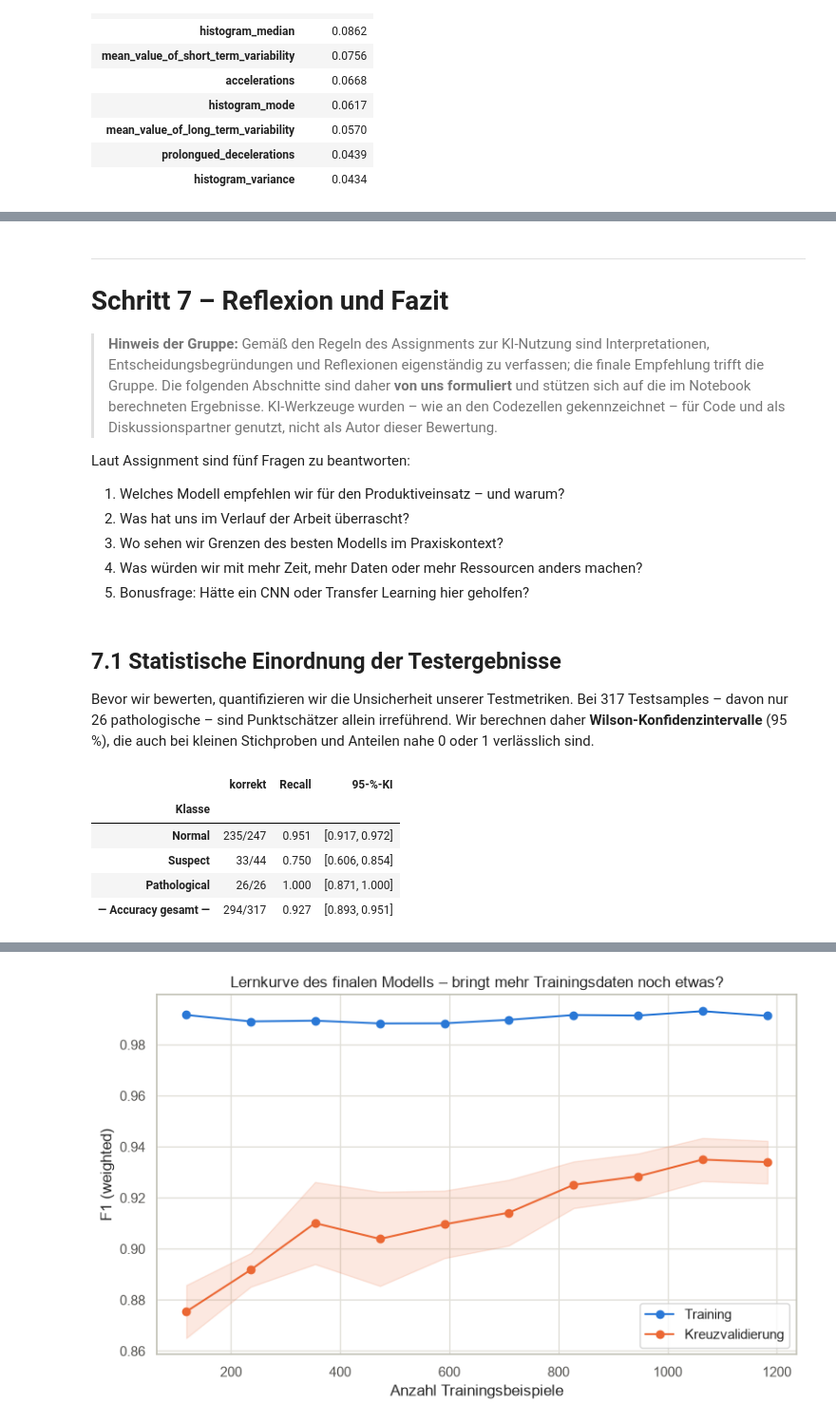
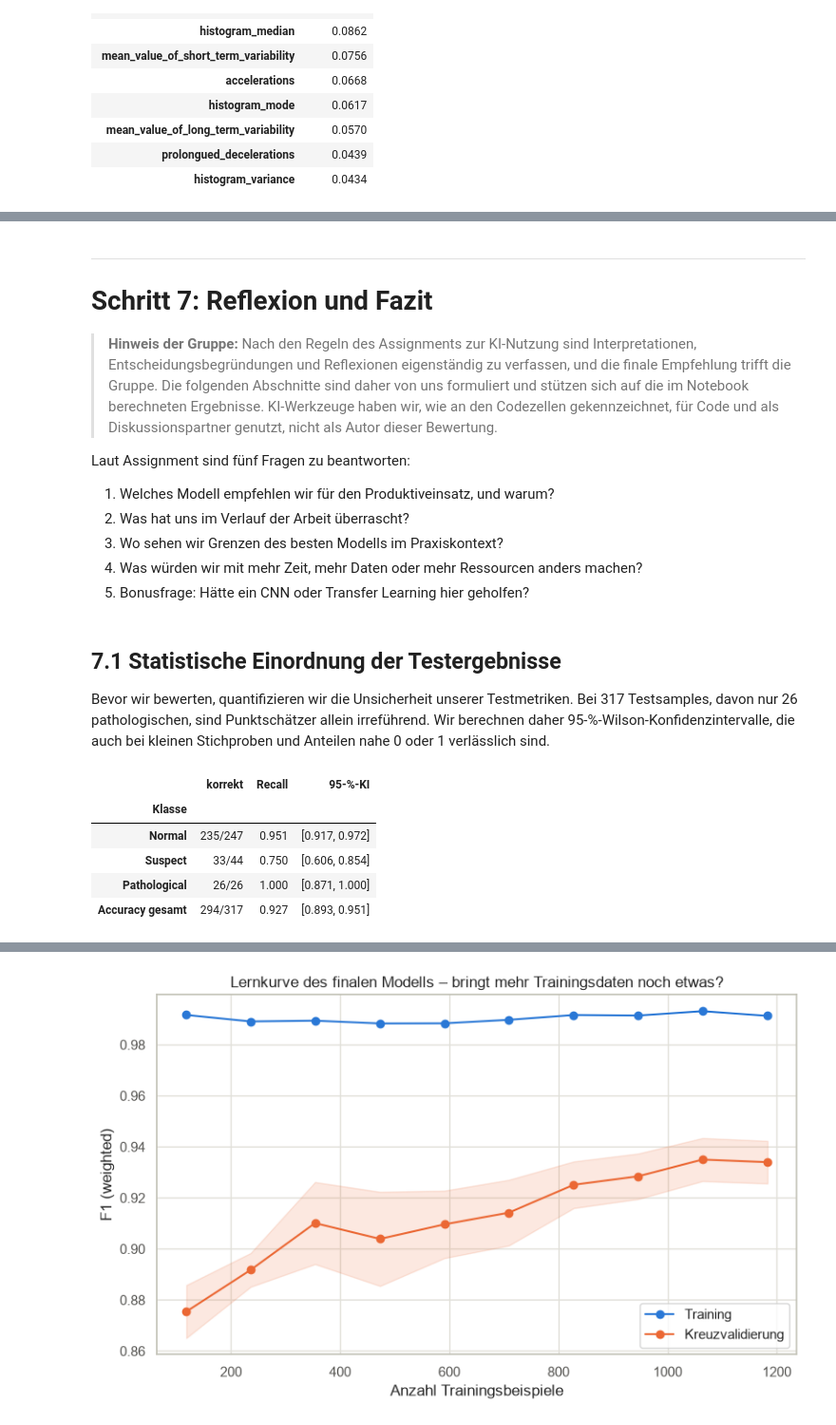
Before and after one commit to spaiK111/DHBW-ML-Assignment, a Jupyter notebook: src/fetal_health_modellvergleich.ipynb, the cells around one changed output, grey strips where cells are left out. Shown at 95% size. Saved outputs shown, nothing was run; the diff lists cells and outputs as text; code cells hidden in the pictures.

```diff
--- a/src/fetal_health_modellvergleich.ipynb
+++ b/src/fetal_health_modellvergleich.ipynb
@@ -828,7 +840,7 @@ from sklearn.pipeline import Pipeline
 # so wird der Scaler in der Kreuzvalidierung je Fold NUR auf dem Fold-Trainingsteil
 # gefittet (kein Leakage, vgl. Abschnitt 2.7). Der Random Forest ist skaleninvariant
 # und arbeitet direkt auf den unskalierten Daten.
-modelle = {
+models = {
     "Logistic Regression": Pipeline([
         ("scaler", StandardScaler()),
         ("model", LogisticRegression()),   # Default: lbfgs, multinomial
@@ -839,7 +851,7 @@ modelle = {
         ("model", SVC()),                  # Default: RBF-Kernel, C=1, gamma='scale'
     ]),
 }
-print("Modelle:", list(modelle))
+print("Modelle:", list(models))
 # %% [output]
 Modelle: ['Logistic Regression', 'Random Forest', 'SVM (RBF)']
 # %% [markdown]
@@ -1907,12 +1932,12 @@ Alle Entscheidungen sind jetzt getroffen. Das finale Modell trainieren wir auf
 X_trainval = pd.concat([X_train, X_val])
 y_trainval = np.concatenate([y_train, y_val])
 
-finales_modell = RandomForestClassifier(random_state=RANDOM_STATE, **finale_parameter)
-finales_modell.fit(X_trainval, y_trainval)
+final_model = RandomForestClassifier(random_state=RANDOM_STATE, **final_params)
+final_model.fit(X_trainval, y_trainval)
 
 print(f"Trainiert auf {len(y_trainval)} Samples "
       f"(davon Pathological: {(y_trainval == 2).sum()})")
-print("Parameter:", finale_parameter)
+print("Parameter:", final_params)
 # %% [output]
 Trainiert auf 1796 Samples (davon Pathological: 149)
 Parameter: {'class_weight': 'balanced', 'max_depth': None, 'min_samples_leaf': 1, 'n_estimators': 100}
@@ -1926,6 +1951,6 @@ Testset „verbraucht“ und die Schätzung nicht mehr unabhängig.
 # %%
 # Quelle: Claude
-y_test_pred = finales_modell.predict(X_test)
+y_test_pred = final_model.predict(X_test)
 
 test_acc = accuracy_score(y_test, y_test_pred)
 test_f1w = f1_score(y_test, y_test_pred, average="weighted")
@@ -1933,7 +1958,7 @@ print("=== FINALE TEST-EVALUATION (Random Forest, class_weight='balanced') ===")
 print(f"Accuracy:      {test_acc:.4f}")
 print(f"F1 (weighted): {test_f1w:.4f}")
 dummy_test_acc = accuracy_score(y_test, dummy.predict(X_test))
-print(f"\nzum Vergleich – naive Baseline (DummyClassifier) auf denselben Testdaten: "
+print(f"\nzum Vergleich die naive Baseline (DummyClassifier) auf denselben Testdaten: "
       f"{dummy_test_acc:.4f}")
 # %% [output]
 === FINALE TEST-EVALUATION (Random Forest, class_weight='balanced') ===
@@ -2176,17 +2197,16 @@ Entscheidung bleibt beim Menschen.
 # %% [markdown]
 ---
-# Schritt 7 – Reflexion und Fazit
+# Schritt 7: Reflexion und Fazit
 
-> **Hinweis der Gruppe:** Gemäß den Regeln des Assignments zur KI-Nutzung sind
-> Interpretationen, Entscheidungsbegründungen und Reflexionen eigenständig zu verfassen; die
-> finale Empfehlung trifft die Gruppe. Die folgenden Abschnitte sind daher **von uns
-> formuliert** und stützen sich auf die im Notebook berechneten Ergebnisse. KI-Werkzeuge
-> wurden – wie an den Codezellen gekennzeichnet – für Code und als Diskussionspartner
-> genutzt, nicht als Autor dieser Bewertung.
+> **Hinweis der Gruppe:** Nach den Regeln des Assignments zur KI-Nutzung sind Interpretationen,
+> Entscheidungsbegründungen und Reflexionen eigenständig zu verfassen, und die finale Empfehlung
+> trifft die Gruppe. Die folgenden Abschnitte sind daher von uns formuliert und stützen sich auf
+> die im Notebook berechneten Ergebnisse. KI-Werkzeuge haben wir, wie an den Codezellen
+> gekennzeichnet, für Code und als Diskussionspartner genutzt, nicht als Autor dieser Bewertung.
 
 Laut Assignment sind fünf Fragen zu beantworten:
 
-1. Welches Modell empfehlen wir für den Produktiveinsatz – und warum?
+1. Welches Modell empfehlen wir für den Produktiveinsatz, und warum?
 2. Was hat uns im Verlauf der Arbeit überrascht?
 3. Wo sehen wir Grenzen des besten Modells im Praxiskontext?
 4. Was würden wir mit mehr Zeit, mehr Daten oder mehr Ressourcen anders machen?
@@ -2195,48 +2215,48 @@ Laut Assignment sind fünf Fragen zu beantworten:
 ## 7.1 Statistische Einordnung der Testergebnisse
 
 Bevor wir bewerten, quantifizieren wir die Unsicherheit unserer Testmetriken. Bei 317
-Testsamples – davon nur 26 pathologische – sind Punktschätzer allein irreführend. Wir
-berechnen daher **Wilson-Konfidenzintervalle** (95 %), die auch bei kleinen Stichproben und
-Anteilen nahe 0 oder 1 verlässlich sind.
+Testsamples, davon nur 26 pathologischen, sind Punktschätzer allein irreführend. Wir berechnen
+daher 95-%-Wilson-Konfidenzintervalle, die auch bei kleinen Stichproben und Anteilen nahe 0
+oder 1 verlässlich sind.
 # %%
 # Quelle: Claude
 import math
 
 
-def wilson_intervall(k, n, z=1.96):
-    """95-%-Konfidenzintervall fuer einen Anteil k/n nach Wilson.
+def wilson_interval(k, n, z=1.96):
+    """95-%-Konfidenzintervall für einen Anteil k/n nach Wilson.
 
     Robuster als das Normal-Approximationsintervall, wenn n klein ist oder
     der Anteil nahe 0 bzw. 1 liegt (hier: Recall 26/26 = 1.0).
     """
     p = k / n
-    nenner = 1 + z**2 / n
-    zentrum = (p + z**2 / (2 * n)) / nenner
-    spanne = z * math.sqrt(p * (1 - p) / n + z**2 / (4 * n**2)) / nenner
-    return max(0.0, zentrum - spanne), min(1.0, zentrum + spanne)
+    denominator = 1 + z**2 / n
+    center = (p + z**2 / (2 * n)) / denominator
+    margin = z * math.sqrt(p * (1 - p) / n + z**2 / (4 * n**2)) / denominator
+    return max(0.0, center - margin), min(1.0, center + margin)
 
 
 # Treffer je Klasse aus der Diagonale der Konfusionsmatrix
-zeilen = []
+rows = []
 for i, name in enumerate(TARGET_NAMES):
-    treffer, gesamt = cm[i, i], cm[i].sum()
-    lo, hi = wilson_intervall(treffer, gesamt)
-    zeilen.append({"Klasse": name, "korrekt": f"{treffer}/{gesamt}",
-                   "Recall": round(treffer / gesamt, 3),
-                   "95-%-KI": f"[{lo:.3f}, {hi:.3f}]"})
+    n_correct, n_total = cm[i, i], cm[i].sum()
+    lo, hi = wilson_interval(n_correct, n_total)
+    rows.append({"Klasse": name, "korrekt": f"{n_correct}/{n_total}",
+                 "Recall": round(n_correct / n_total, 3),
+                 "95-%-KI": f"[{lo:.3f}, {hi:.3f}]"})
 
-treffer_gesamt = int(np.trace(cm))
-lo, hi = wilson_intervall(treffer_gesamt, int(cm.sum()))
-zeilen.append({"Klasse": "— Accuracy gesamt —", "korrekt": f"{treffer_gesamt}/{cm.sum()}",
-               "Recall": round(treffer_gesamt / cm.sum(), 3),
-               "95-%-KI": f"[{lo:.3f}, {hi:.3f}]"})
+n_correct_total = int(np.trace(cm))
+lo, hi = wilson_interval(n_correct_total, int(cm.sum()))
+rows.append({"Klasse": "Accuracy gesamt", "korrekt": f"{n_correct_total}/{cm.sum()}",
+             "Recall": round(n_correct_total / cm.sum(), 3),
+             "95-%-KI": f"[{lo:.3f}, {hi:.3f}]"})
 
-display(pd.DataFrame(zeilen).set_index("Klasse"))
+display(pd.DataFrame(rows).set_index("Klasse"))
 # %% [output]
 |  | korrekt | Recall | 95-%-KI |
 | Klasse |  |  |  |
 | Normal | 235/247 | 0.951 | [0.917, 0.972] |
 | Suspect | 33/44 | 0.750 | [0.606, 0.854] |
 | Pathological | 26/26 | 1.000 | [0.871, 1.000] |
-| — Accuracy gesamt — | 294/317 | 0.927 | [0.893, 0.951] |
+| Accuracy gesamt | 294/317 | 0.927 | [0.893, 0.951] |
 # %% [markdown]
```
Also changed, not shown: parts of 108 cells of this notebook, 5 other files.
